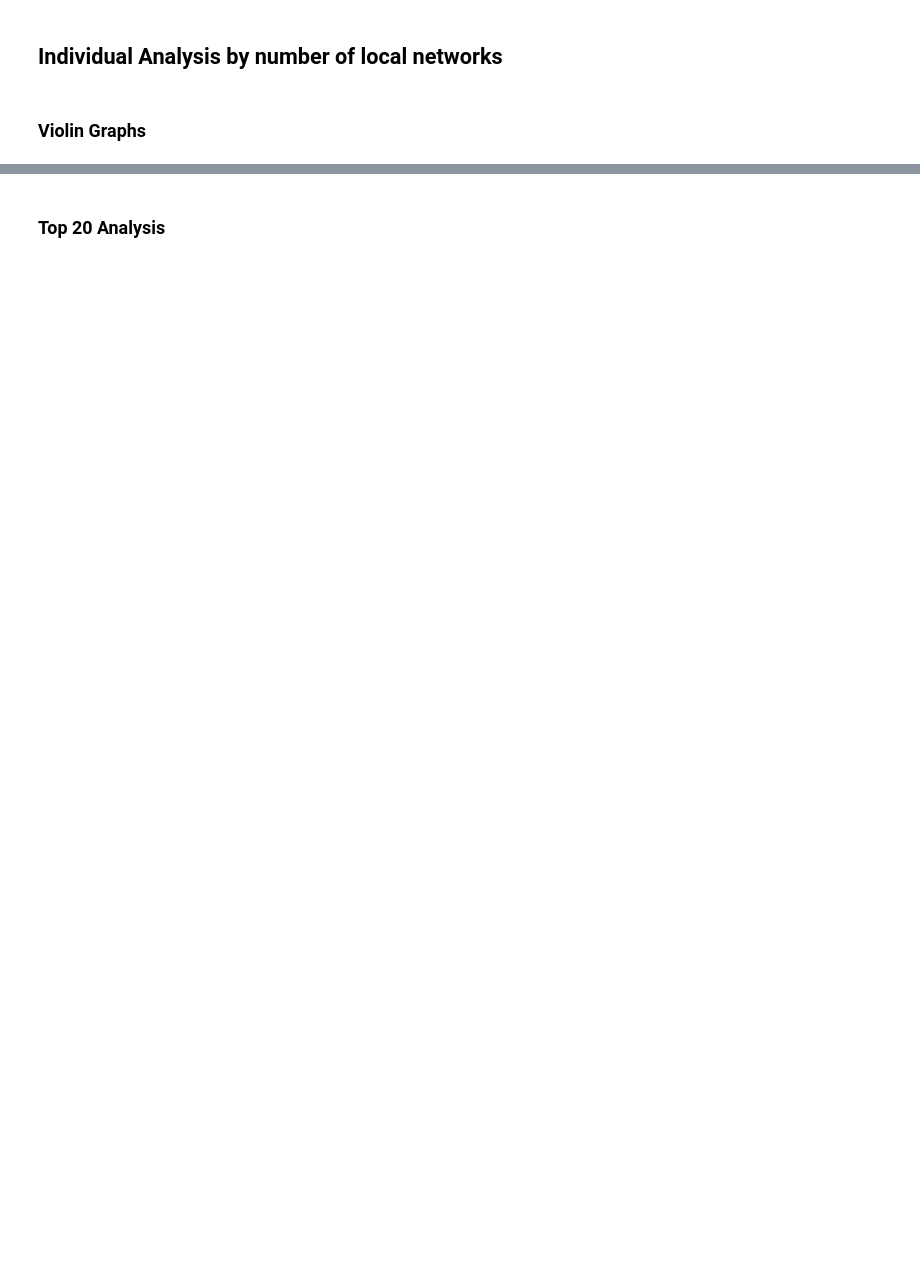
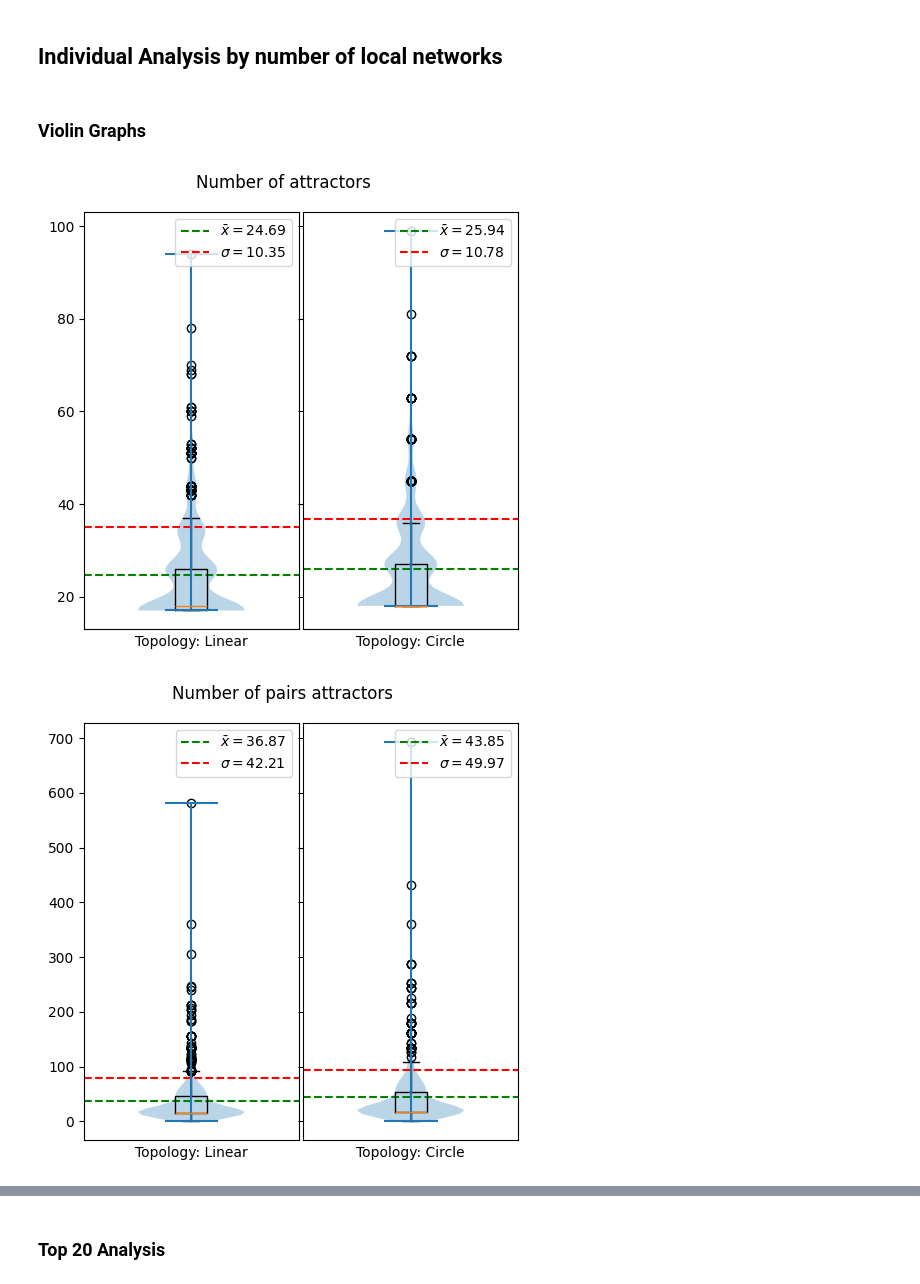
Before and after one commit to crptcusco/cbnetwork, a Jupyter notebook: experiments/structural/3_linear_circle/exp5_aleatory_linear_circle.ipynb, the cells around one changed output, grey strips where cells are left out. Saved outputs shown, nothing was run; the diff lists cells and outputs as text; code cells hidden in the pictures; blank space fills up the shorter version.

```diff
--- a/experiments/structural/3_linear_circle/exp5_aleatory_linear_circle.ipynb
+++ b/experiments/structural/3_linear_circle/exp5_aleatory_linear_circle.ipynb
@@ -8,6 +8,6 @@ import matplotlib.pyplot as plt
 import pandas as pd
 
 # Read the database
-df = pd.read_csv("outputs/exp5_aleatory_linear_circle_8_8_1000/data.csv")
+df = pd.read_csv("outputs/exp5_aleatory_linear_circle_9_9_1000/data.csv")
 # show the column names
 df.keys()
@@ -133,7 +159,7 @@ plt.show()
 ### Violin Graphs
 # %%
 # Filter the graphs
-df_local_networks_n = df[df['n_local_networks'] == 8]
+df_local_networks_n = df[df['n_local_networks'] == 9]
 # df_local_networks_n = df[df['n_local_networks'] == 4]
 # df_local_networks_n[df_local_networks_n['v_topology'] == 3].describe()
 # df_local_networks_n[df_local_networks_n['v_topology'] == 3].describe()
@@ -142,30 +168,33 @@ df_local_networks_n = df[df['n_local_networks'] == 8]
 l_topologies = df_local_networks_n['v_topology'].unique()
 labels_topologies = {4: "Linear", 3: "Circle"}
 grouped = df_local_networks_n.groupby("n_local_networks")
 
 labels = {key: label for key, label in zip(df_local_networks_n.keys()[-6:-3], [
     "Number of attractors",
     "Number of pairs attractors",
     "Number of attractor fields"])}
 log_scale = {key: label for key, label in zip(df_local_networks_n.keys()[-6:-3], [False, False, True])}
 grouped = df_local_networks_n.groupby("v_topology")
 
 for key in df_local_networks_n.keys()[-6:-3]:
     fig, axs = plt.subplots(1, l_topologies.size, sharey=True, figsize=(5, 5))
     for ax, i_topology in zip(axs, l_topologies):
         group = grouped.get_group(i_topology)
         data = group[key]
         mean = ax.axhline(y=data.mean(), xmin=0.0, xmax=1.0, color='g', ls='--',
                           label=fr'$\bar{{x}}={data.mean():.4g}$')
         std_max = ax.axhline(y=data.mean() + data.std(), xmin=0.0, xmax=1.0, color='r', ls='--',
                              label=fr'$\sigma={data.std():.4g}$')
         ax.legend()
         if log_scale[key]:
             ax.set_yscale('symlog')
         ax.boxplot(data)
         ax.violinplot(data)
         ax.set_xlabel(f'Topology: {labels_topologies[i_topology]}')
         ax.set_xticks([])
         ax.set_xlim((0.5, 1.5))
     fig.suptitle(labels[key])
     fig.tight_layout(w_pad=0)
+# %% [output]
+[figure, added]
+[figure, added]
```
Also changed, not shown: parts of 15 cells of this notebook.
